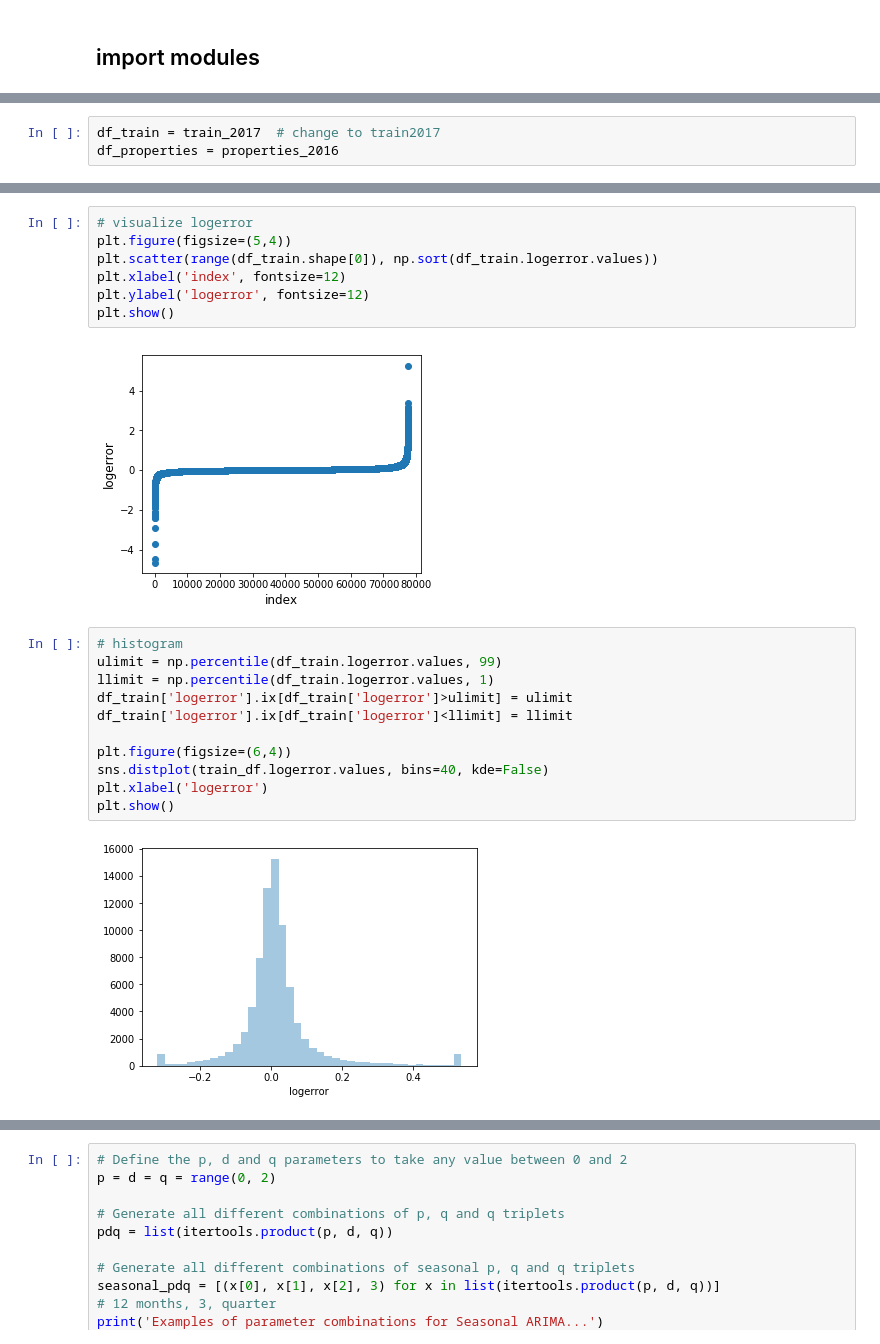
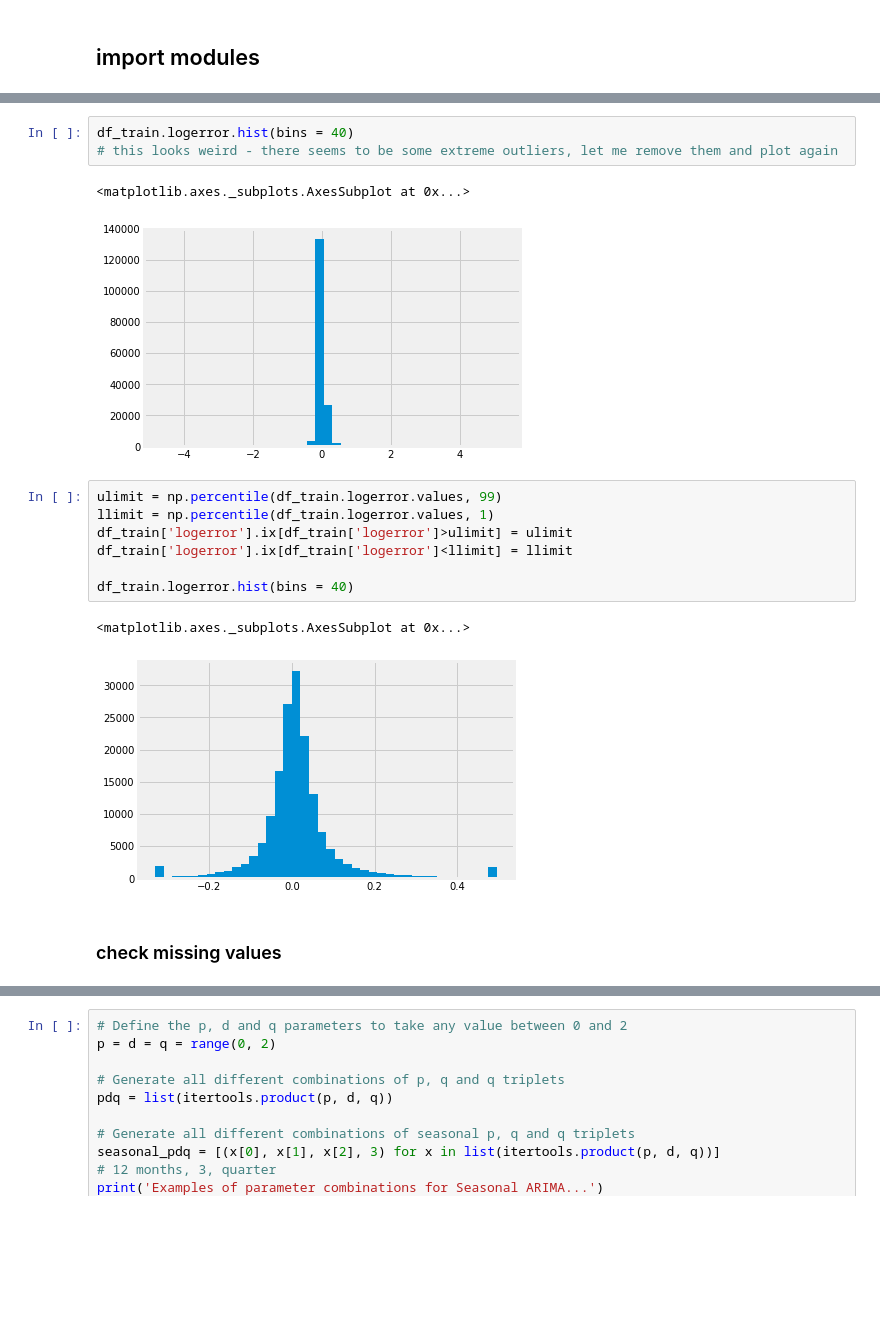
Before and after one commit to Hupi/Competitions, a Jupyter notebook: zillow/notebooks/kaggle_zillow_analysis_ensemble.ipynb, the cells around one changed output, grey strips where cells are left out. Drawn from its saved outputs; the diff is of its cells as text; blank space fills up the shorter version.

```diff
--- a/zillow/notebooks/kaggle_zillow_analysis_ensemble.ipynb
+++ b/zillow/notebooks/kaggle_zillow_analysis_ensemble.ipynb
@@ -53,3 +154,0 @@ train_2017 = pd.read_csv('/Users/fangjie/Workspace/data-science/competitions/zil
-# %%
-df_train = train_2017  # change to train2017
-df_properties = properties_2016
@@ -123,25 +155,21 @@ df_properties.describe()
-# %%
-# visualize logerror
-plt.figure(figsize=(5,4))
-plt.scatter(range(df_train.shape[0]), np.sort(df_train.logerror.values))
-plt.xlabel('index', fontsize=12)
-plt.ylabel('logerror', fontsize=12)
-plt.show()
-# %% [output]
-[figure, removed]
+# %%
+df_train.logerror.hist(bins = 40)
+# this looks weird - there seems to be some extreme outliers, let me remove them and plot again
+# %% [output]
+<matplotlib.axes._subplots.AxesSubplot at 0x...>
+[figure, added]
 # %%
-# histogram
 ulimit = np.percentile(df_train.logerror.values, 99)
 llimit = np.percentile(df_train.logerror.values, 1)
 df_train['logerror'].ix[df_train['logerror']>ulimit] = ulimit
 df_train['logerror'].ix[df_train['logerror']<llimit] = llimit
 
-plt.figure(figsize=(6,4))
-sns.distplot(train_df.logerror.values, bins=40, kde=False)
-plt.xlabel('logerror')
-plt.show()
+df_train.logerror.hist(bins = 40)
 # %% [output]
+<matplotlib.axes._subplots.AxesSubplot at 0x...>
-[figure, old version]
+[figure, new version]
+# %% [markdown]
+### check missing values
 # %%
 # check missing values
 df_nan = df_properties.isnull().sum(axis=0).reset_index()
```
Also changed, not shown: parts of 188 cells of this notebook, 6 other files.
